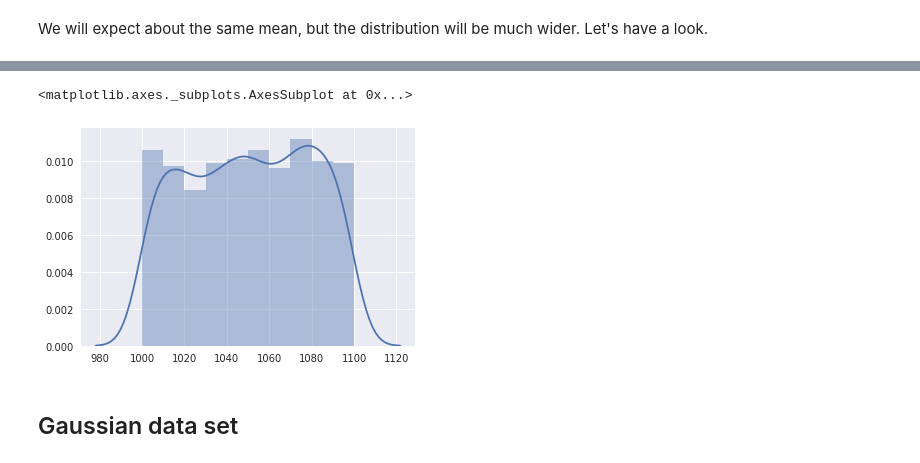
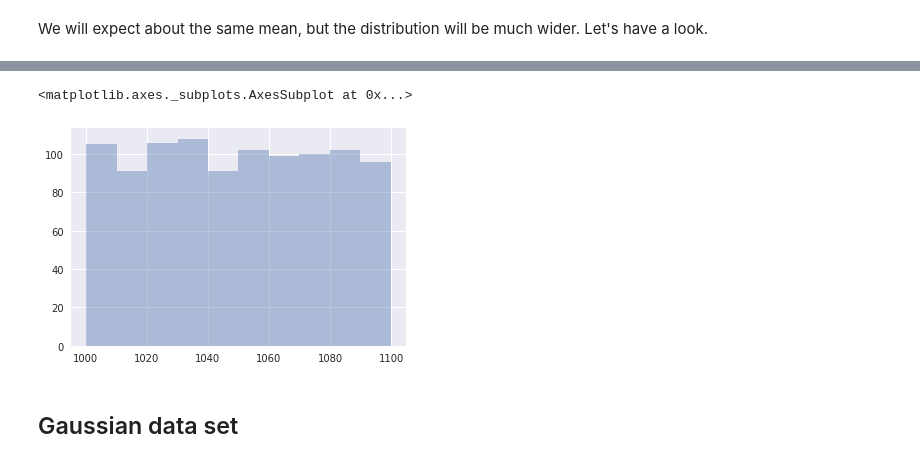
Before and after one commit to staticaland/modern-python-notes, a Jupyter notebook: modern_python.ipynb, the cells around one changed output, grey strips where cells are left out. Cells and saved outputs as stored; diff of their text form; code cells hidden in the pictures.

```diff
--- a/modern_python.ipynb
+++ b/modern_python.ipynb
@@ -326,8 +340,8 @@ stdev(data)
 # %%
-sns.distplot(data)
+sns.distplot(data, kde=False)
 # %% [output]
 <matplotlib.axes._subplots.AxesSubplot at 0x...>
-[figure, old version]
+[figure, new version]
 # %% [markdown]
 ## Gaussian data set
 # %%
```
Also changed, not shown: parts of 39 cells of this notebook.
